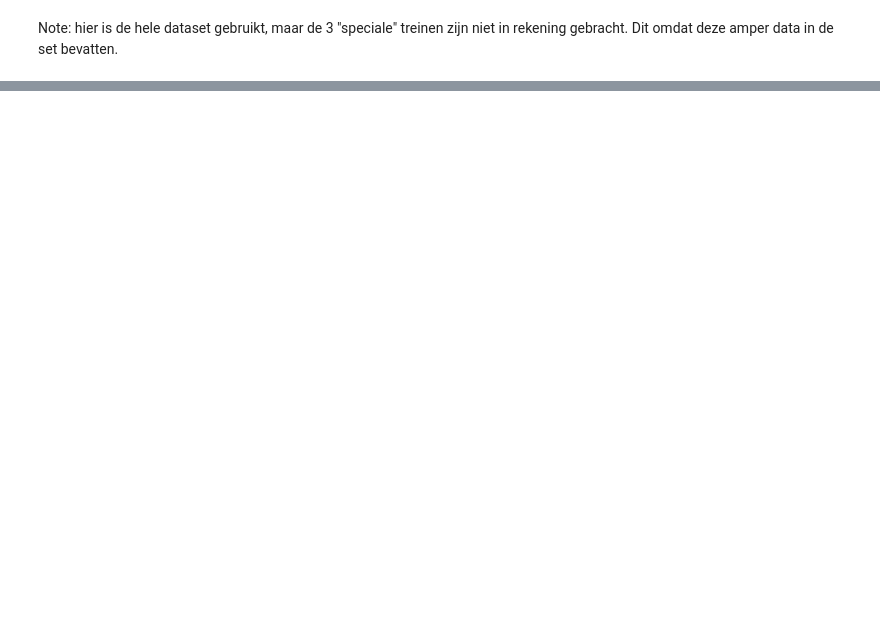
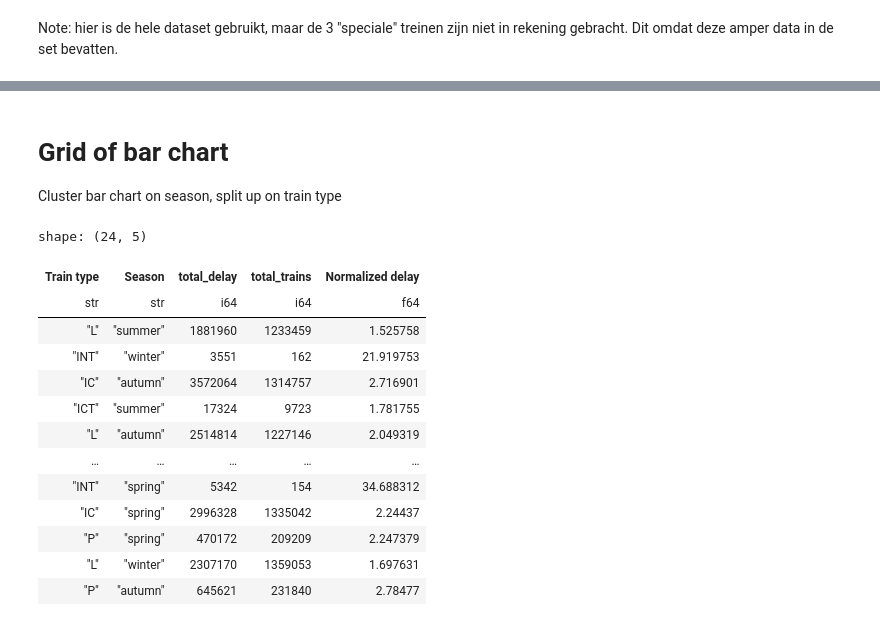
Before and after one commit to Datavisualiatie-UGent/project-dv25-6, a Jupyter notebook: analysis/analysis-robin.ipynb, the cells around one changed output, grey strips where cells are left out. Drawn from its saved outputs; the diff is of its cells as text; code cells hidden in the pictures; blank space fills up the shorter version.

```diff
--- a/analysis/analysis-robin.ipynb
+++ b/analysis/analysis-robin.ipynb
@@ -222,0 +223,29 @@ Text(0, 0.5, 'Train Type')
+# %% [markdown]
+# Grid of bar chart
+Cluster bar chart on season, split up on train type
+# %%
+df_sum_train_season = df_season.group_by(["Train type", "Season"]).agg([
+    rs.col("Minutes of delay").sum().alias("total_delay"),
+    rs.col("Number of operated trains").sum().alias("total_trains")
+])
+
+df_avg = df_sum_train_season.with_columns(
+    (rs.col("total_delay") / rs.col("total_trains")).alias("Normalized delay")
+)
+
+df_avg
+# %% [output]
+shape: (24, 5)
+| Train type | Season | total_delay | total_trains | Normalized delay |
+| str | str | i64 | i64 | f64 |
+| "L" | "summer" | 1881960 | 1233459 | 1.525758 |
+| "INT" | "winter" | 3551 | 162 | 21.919753 |
+| "IC" | "autumn" | 3572064 | 1314757 | 2.716901 |
+| "ICT" | "summer" | 17324 | 9723 | 1.781755 |
+| "L" | "autumn" | 2514814 | 1227146 | 2.049319 |
+| … | … | … | … | … |
+| "INT" | "spring" | 5342 | 154 | 34.688312 |
+| "IC" | "spring" | 2996328 | 1335042 | 2.24437 |
+| "P" | "spring" | 470172 | 209209 | 2.247379 |
+| "L" | "winter" | 2307170 | 1359053 | 1.697631 |
+| "P" | "autumn" | 645621 | 231840 | 2.78477 |
```
Also changed, not shown: parts of 10 cells of this notebook, 1 other file.
